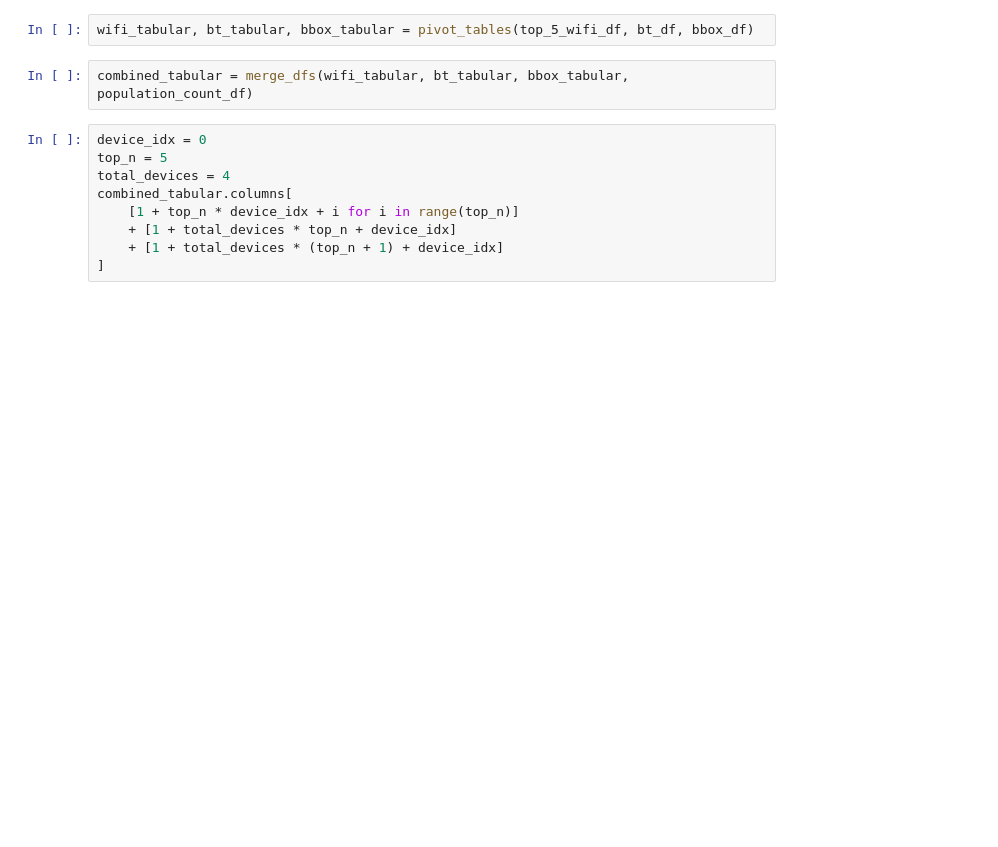
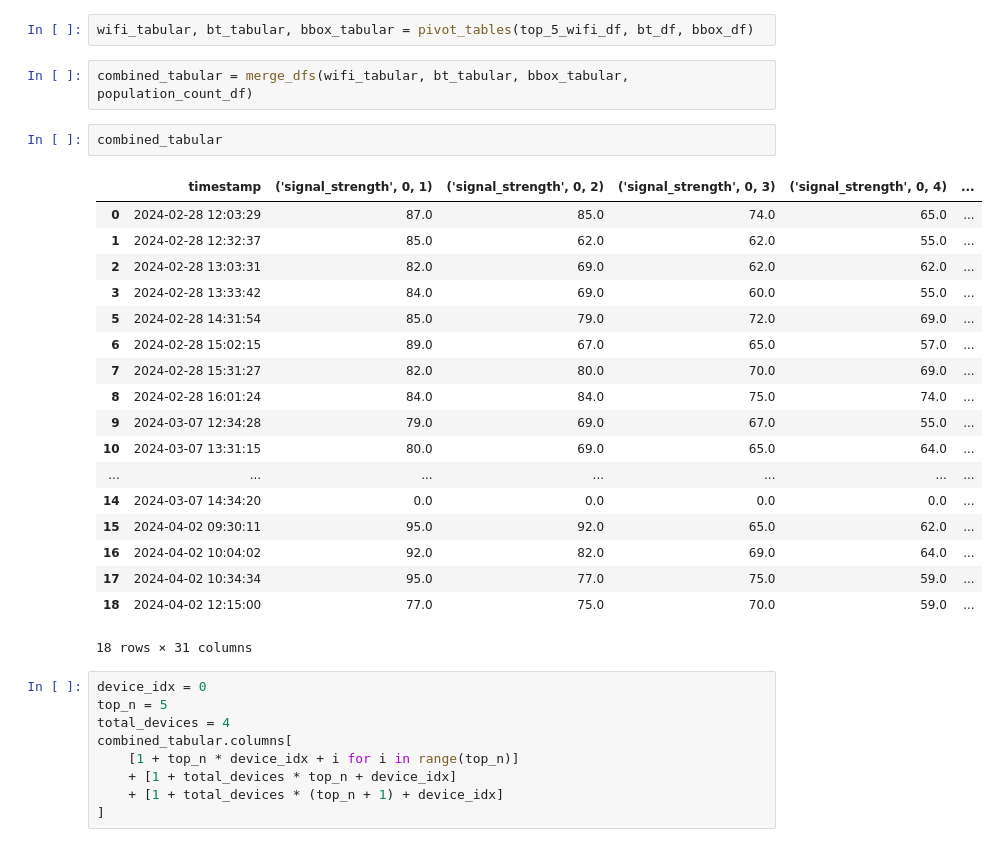
Before and after one commit to ForceLightning/INF2009-T10-Project, a Jupyter notebook: experimenting.ipynb, the cells around one changed output. Saved outputs shown, nothing was run; the diff lists cells and outputs as text; blank space fills up the shorter version.

```diff
--- a/experimenting.ipynb
+++ b/experimenting.ipynb
@@ -39,6 +83,27 @@ top_5_wifi_df = get_top_N_wifi_aps_only(wifi_df, 5)
 wifi_tabular, bt_tabular, bbox_tabular = pivot_tables(top_5_wifi_df, bt_df, bbox_df)
 # %%
 combined_tabular = merge_dfs(wifi_tabular, bt_tabular, bbox_tabular, population_count_df)
+# %%
+combined_tabular
+# %% [output]
+|  | timestamp | ('signal_strength', 0, 1) | ('signal_strength', 0, 2) | ('signal_strength', 0, 3) | ('signal_strength', 0, 4) | ... |
+| 0 | 2024-02-28 12:03:29 | 87.0 | 85.0 | 74.0 | 65.0 | ... |
+| 1 | 2024-02-28 12:32:37 | 85.0 | 62.0 | 62.0 | 55.0 | ... |
+| 2 | 2024-02-28 13:03:31 | 82.0 | 69.0 | 62.0 | 62.0 | ... |
+| 3 | 2024-02-28 13:33:42 | 84.0 | 69.0 | 60.0 | 55.0 | ... |
+| 5 | 2024-02-28 14:31:54 | 85.0 | 79.0 | 72.0 | 69.0 | ... |
+| 6 | 2024-02-28 15:02:15 | 89.0 | 67.0 | 65.0 | 57.0 | ... |
+| 7 | 2024-02-28 15:31:27 | 82.0 | 80.0 | 70.0 | 69.0 | ... |
+| 8 | 2024-02-28 16:01:24 | 84.0 | 84.0 | 75.0 | 74.0 | ... |
+| 9 | 2024-03-07 12:34:28 | 79.0 | 69.0 | 67.0 | 55.0 | ... |
+| 10 | 2024-03-07 13:31:15 | 80.0 | 69.0 | 65.0 | 64.0 | ... |
+| ... | ... | ... | ... | ... | ... | ... |
+| 14 | 2024-03-07 14:34:20 | 0.0 | 0.0 | 0.0 | 0.0 | ... |
+| 15 | 2024-04-02 09:30:11 | 95.0 | 92.0 | 65.0 | 62.0 | ... |
+| 16 | 2024-04-02 10:04:02 | 92.0 | 82.0 | 69.0 | 64.0 | ... |
+| 17 | 2024-04-02 10:34:34 | 95.0 | 77.0 | 75.0 | 59.0 | ... |
+| 18 | 2024-04-02 12:15:00 | 77.0 | 75.0 | 70.0 | 59.0 | ... |
+18 rows × 31 columns
 # %%
 device_idx = 0
 top_n = 5
```
Also changed, not shown: parts of 15 cells of this notebook, 9 other files.
